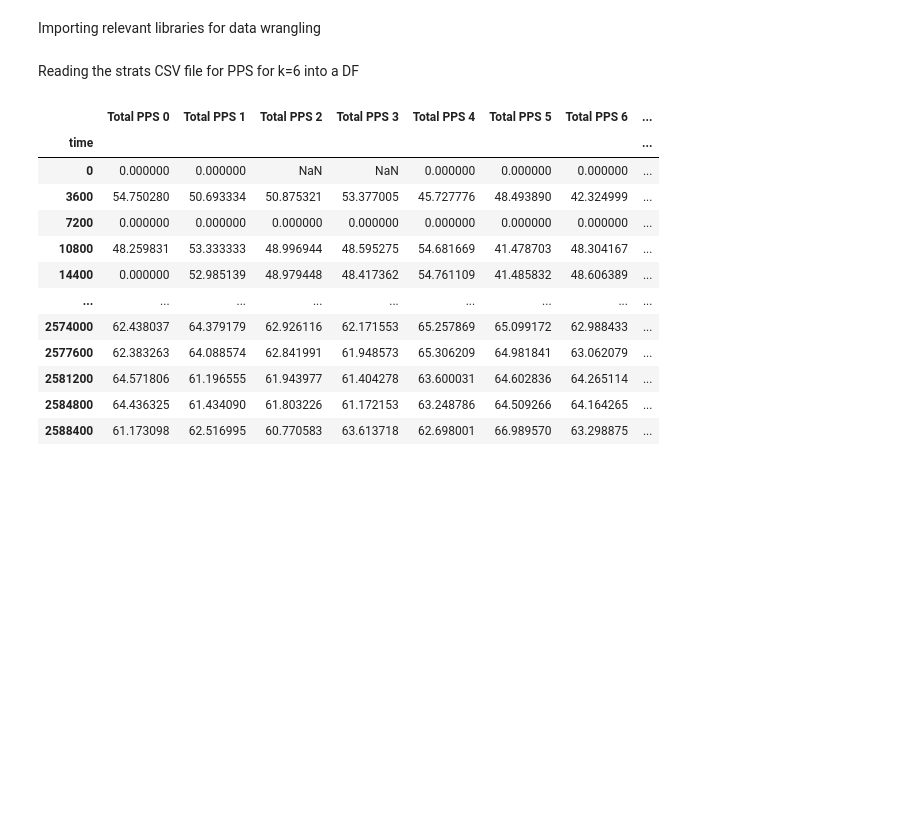
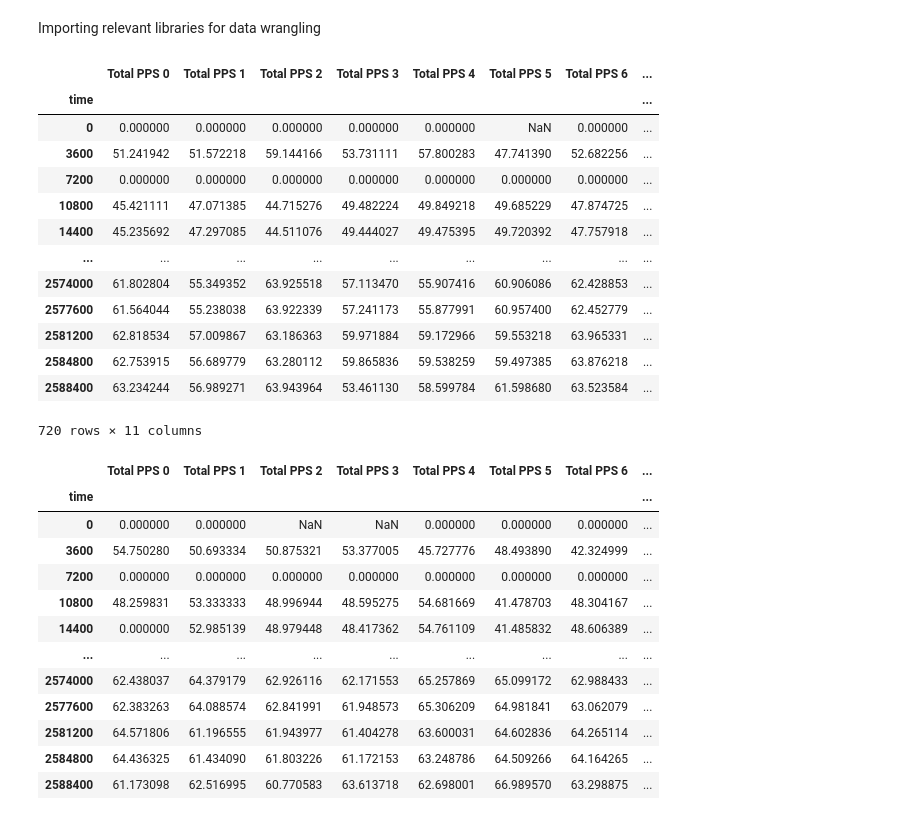
Before and after one commit to MJ-Peters/INFT-Coursework-PRDE-Trader-Evaluation-and-Improvement, a Jupyter notebook: Investigating K and F/k Experiment/k Data Analysis.ipynb, the cells around one changed output. Drawn from its saved outputs; the diff is of its cells as text; code cells hidden in the pictures; blank space fills up the shorter version.

```diff
--- a/Investigating K and F/k Experiment/k Data Analysis.ipynb
+++ b/Investigating K and F/k Experiment/k Data Analysis.ipynb
@@ -5,8 +5,57 @@ from scipy import stats
 import seaborn as sns
 import matplotlib.pyplot as plt
 import pandas as pd
-# %% [markdown]
-Reading the strats CSV file for PPS for k=6 into a DF
+# %%
+df_baseline = pd.DataFrame()
+cols_list_baseline = [1]
+for i in range(8, (60*7 + 2), 7):  # Strategy is in every 7th column starting at the 6th column for 60 traders
+    cols_list_baseline.append(i)
+
+df_baseline_row_times = []
+for i in range(0, 2588400, 3600):
+    df_baseline_row_times.append(i)
+
+df_baseline_col_names = ["time"]
+for i in range(30):
+    if i < 10:
+        df_baseline_col_names.append("B0" + str(i))
+    else:
+        df_baseline_col_names.append("B" + str(i))
+
+for i in range(30):
+    if i < 10:
+        df_baseline_col_names.append("S0" + str(i))
+    else:
+        df_baseline_col_names.append("S" + str(i))
+
+
+for i in range(10):
+    #df_k6_i = pd.DataFrame()
+    df_baseline_i_list = []
+    df_baseline_i_list.append(pd.read_csv("PRDE_Baseline_" + str(i) + "_strats.csv", header=None, usecols=cols_list_baseline))
+    df_baseline_i = pd.concat(df_baseline_i_list)
+
+    df_baseline_i.columns = df_baseline_col_names
+    df_baseline_i.set_index("time", inplace=True)
+    df_baseline[f"Total PPS {i}"] = df_baseline_i.sum(axis=1)
+
+df_baseline["Mean PPS"] = df_baseline.sum(axis=1) / 10
+df_baseline
+# %% [output]
+|  | Total PPS 0 | Total PPS 1 | Total PPS 2 | Total PPS 3 | Total PPS 4 | Total PPS 5 | Total PPS 6 | ... |
+| time |  |  |  |  |  |  |  | ... |
+| 0 | 0.000000 | 0.000000 | 0.000000 | 0.000000 | 0.000000 | NaN | 0.000000 | ... |
+| 3600 | 51.241942 | 51.572218 | 59.144166 | 53.731111 | 57.800283 | 47.741390 | 52.682256 | ... |
+| 7200 | 0.000000 | 0.000000 | 0.000000 | 0.000000 | 0.000000 | 0.000000 | 0.000000 | ... |
+| 10800 | 45.421111 | 47.071385 | 44.715276 | 49.482224 | 49.849218 | 49.685229 | 47.874725 | ... |
+| 14400 | 45.235692 | 47.297085 | 44.511076 | 49.444027 | 49.475395 | 49.720392 | 47.757918 | ... |
+| ... | ... | ... | ... | ... | ... | ... | ... | ... |
+| 2574000 | 61.802804 | 55.349352 | 63.925518 | 57.113470 | 55.907416 | 60.906086 | 62.428853 | ... |
+| 2577600 | 61.564044 | 55.238038 | 63.922339 | 57.241173 | 55.877991 | 60.957400 | 62.452779 | ... |
+| 2581200 | 62.818534 | 57.009867 | 63.186363 | 59.971884 | 59.172966 | 59.553218 | 63.965331 | ... |
+| 2584800 | 62.753915 | 56.689779 | 63.280112 | 59.865836 | 59.538259 | 59.497385 | 63.876218 | ... |
+| 2588400 | 63.234244 | 56.989271 | 63.943964 | 53.461130 | 58.599784 | 61.598680 | 63.523584 | ... |
+720 rows × 11 columns
 # %%
 df_k6 = pd.DataFrame()
 cols_list_k6 = [1]
```
Also changed, not shown: parts of 6 cells of this notebook.
